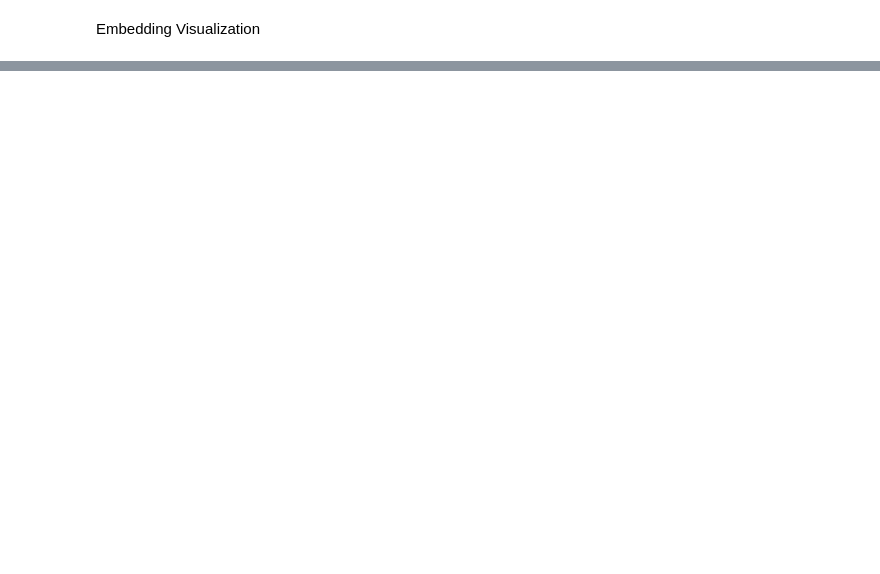
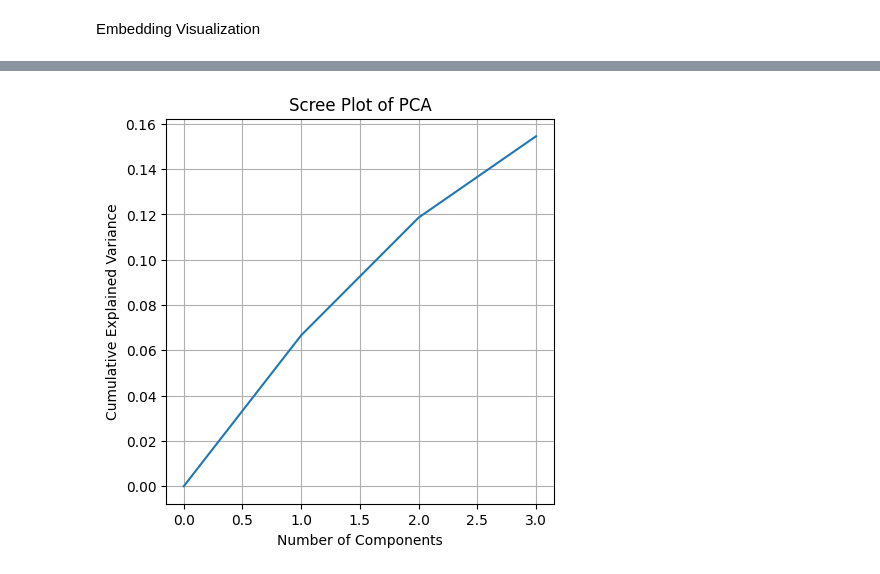
Before and after one commit to vivekvajipey/reasoning-topics, a Jupyter notebook: embeddings/embedding_sandbox.ipynb, the cells around one changed output, grey strips where cells are left out. Saved outputs shown, nothing was run; the diff lists cells and outputs as text; code cells hidden in the pictures; blank space fills up the shorter version.

```diff
--- a/embeddings/embedding_sandbox.ipynb
+++ b/embeddings/embedding_sandbox.ipynb
@@ -257,0 +313,4 @@ for emb in embeddings:
+# %%
+viz_3d.scree_plot()
+# %% [output]
+[figure, added]
```
Also changed, not shown: parts of 25 cells of this notebook, 3 other files.
